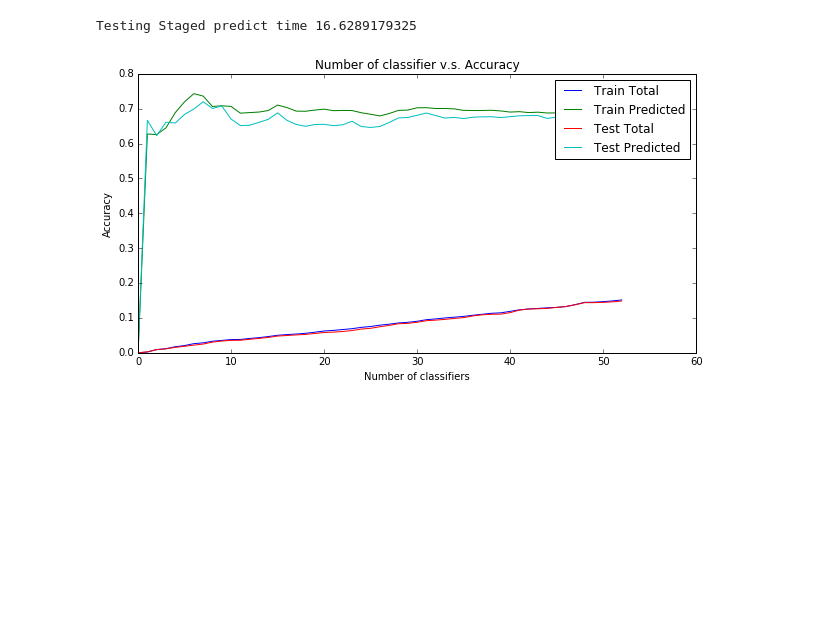
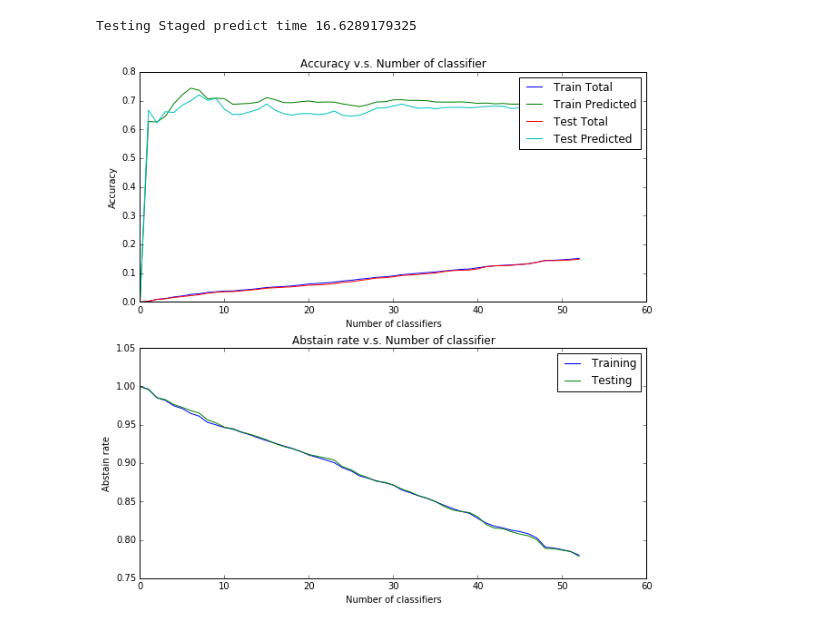
Before and after one commit to rogers140/notebook, a Jupyter notebook: ball_boosting_graph.ipynb, the cells around one changed output. Cells and saved outputs as stored; diff of their text form; code cells hidden in the pictures; blank space fills up the shorter version.

Commit message:
Visualize ball bst

```diff
--- a/ball_boosting_graph.ipynb
+++ b/ball_boosting_graph.ipynb
@@ -226,6 +226,7 @@ Training Staged predict time 111.474653006
 # %%
 train_staged_acc = [];
 train_staged_acc_abstain=[];
+train_abstain_rate = [];
 for predicted_labels in train_staged_result:
     n_correct_train = 0;
     n_abstain_train = 0;
@@ -239,6 +240,7 @@ for predicted_labels in train_staged_result:
         train_staged_acc_abstain.append(1.0*n_correct_train / (n_training - n_abstain_train));
     else:
         train_staged_acc_abstain.append(0);
+    train_abstain_rate.append(1.0*n_abstain_train / n_training);
 # %%
 t = time();
 test_staged_result = bst.stage_predict(testing_X);
@@ -248,6 +250,7 @@ Testing Staged predict time 16.6289179325
 # %%
 test_staged_acc = [];
 test_staged_acc_abstain=[];
+test_abstain_rate = [];
 for predicted_labels in test_staged_result:
     n_correct_test = 0;
     n_abstain_test = 0;
@@ -261,19 +264,28 @@ for predicted_labels in test_staged_result:
         test_staged_acc_abstain.append(1.0*n_correct_test / (n_testing - n_abstain_test));
     else:
         test_staged_acc_abstain.append(0);
+    test_abstain_rate.append(1.0*n_abstain_test / n_testing);
 # %%
-plt.figure(figsize=(10,5));
-plt.subplot(111);
-plt.title("Number of classifier v.s. Accuracy");
+plt.figure(figsize=(10,10));
+plt.subplot(211);
+plt.title("Accuracy v.s. Number of classifier");
 plt.xlabel("Number of classifiers");
 plt.ylabel("Accuracy");
 plt.plot(range(0, n_clf), train_staged_acc, label='Train Total');
 plt.plot(range(0, n_clf), train_staged_acc_abstain, label='Train Predicted');
 plt.plot(range(0, n_clf), test_staged_acc, label='Test Total');
 plt.plot(range(0, n_clf), test_staged_acc_abstain, label='Test Predicted');
 plt.legend();
+
+plt.subplot(212);
+plt.title("Abstain rate v.s. Number of classifier");
+plt.xlabel("Number of classifiers");
+plt.ylabel("Abstain rate");
+plt.plot(range(0, n_clf), train_abstain_rate, label='Training');
+plt.plot(range(0, n_clf), test_abstain_rate, label='Testing');
+plt.legend();
 # %% [output]
-[figure, old version]
+[figure, new version]
 # %%
 # t = time();
 # train_predicted_labels = bst.predict(training_X);
```
